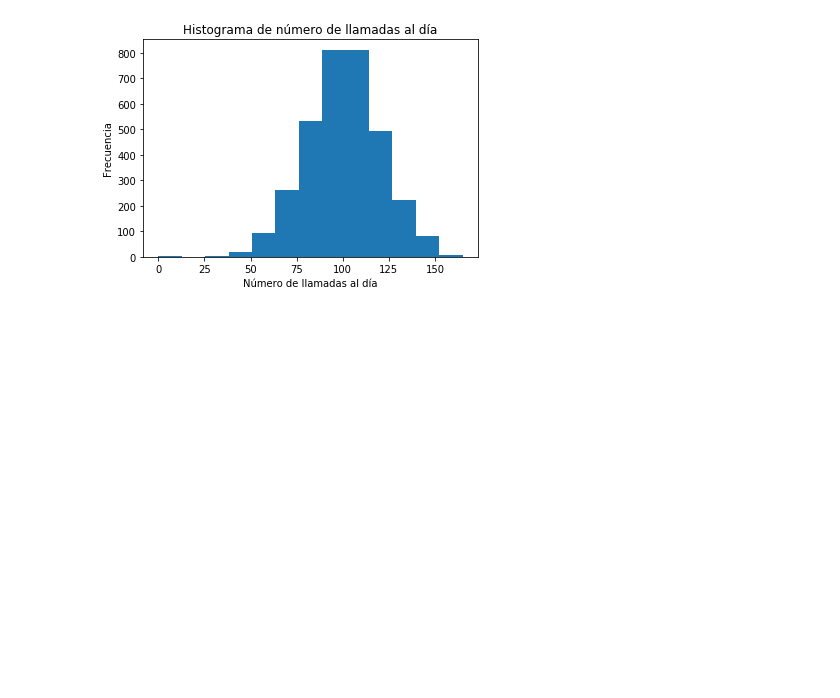
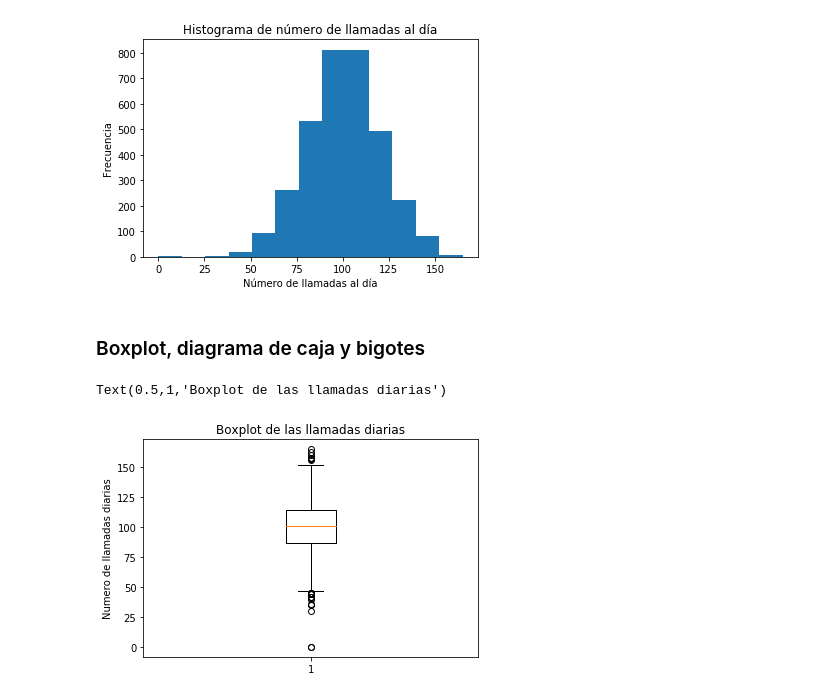
Before and after one commit to eduardogm81/ud-python-ml, a Jupyter notebook: notebooks/T1 - 3 - Data Cleaning - Plots.ipynb, the cells around one changed output. Saved outputs shown, nothing was run; the diff lists cells and outputs as text; code cells hidden in the pictures; blank space fills up the shorter version.

Commit message:
Boxplot

```diff
--- a/notebooks/T1 - 3 - Data Cleaning - Plots.ipynb
+++ b/notebooks/T1 - 3 - Data Cleaning - Plots.ipynb
@@ -56,3 +56,12 @@ plt.title("Histograma de número de llamadas al día")
 k 13
 Text(0.5,1,'Histograma de número de llamadas al día')
 [figure]
+# %% [markdown]
+### Boxplot, diagrama de caja y bigotes
+# %%
+plt.boxplot(data["Day Calls"])
+plt.ylabel("Numero de llamadas diarias")
+plt.title("Boxplot de las llamadas diarias")
+# %% [output]
+Text(0.5,1,'Boxplot de las llamadas diarias')
+[figure, added]
```
Also changed, not shown: parts of 6 cells of this notebook.
